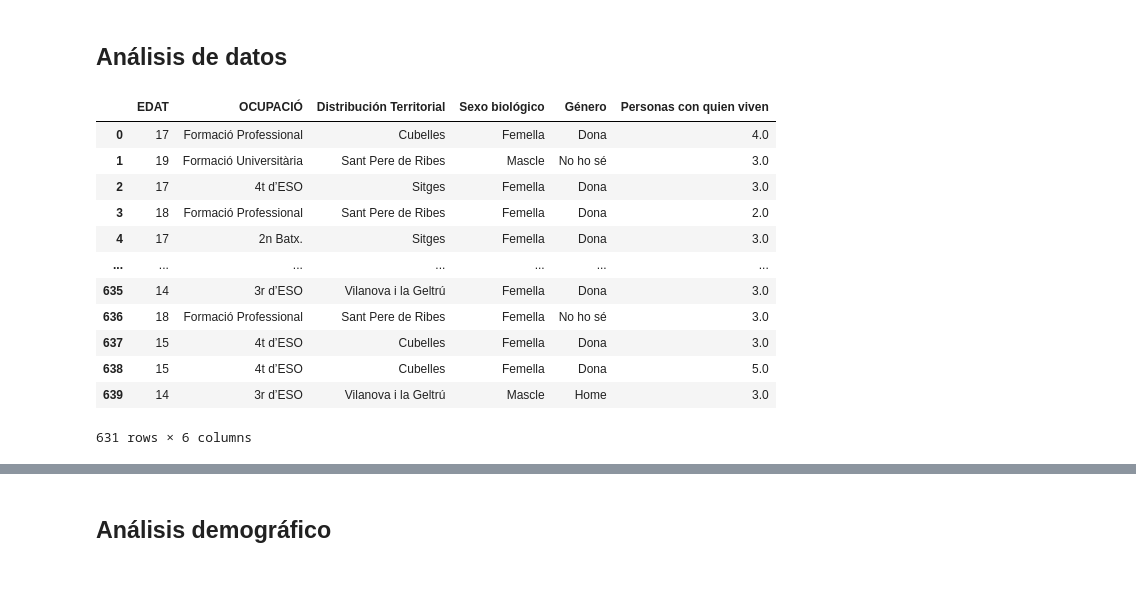
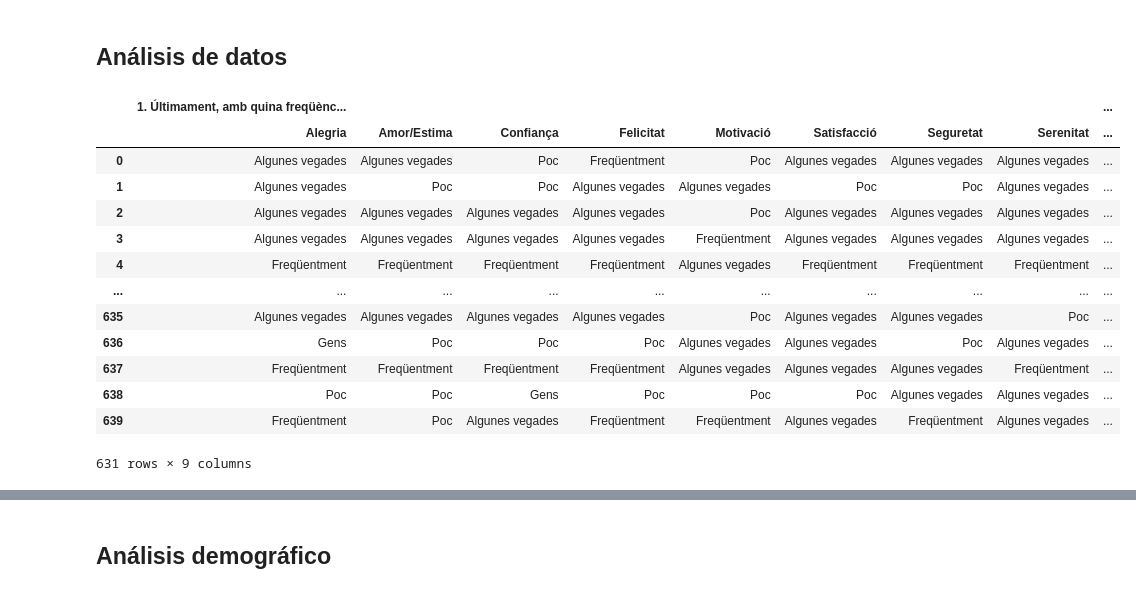
Before and after one commit to sebasto7/SEJ, a Jupyter notebook: SEJ-analisis.ipynb, the cells around one changed output, grey strips where cells are left out. Saved outputs shown, nothing was run; the diff lists cells and outputs as text; code cells hidden in the pictures.

```diff
--- a/SEJ-analisis.ipynb
+++ b/SEJ-analisis.ipynb
@@ -76,16 +81,21 @@ identificación_sexo_genero = {'Femella':'Dona','Mascle':'Home', 'Intersexual':'
-# %%
-SEJ_demografics
-# %% [output]
-|  | EDAT | OCUPACIÓ | Distribución Territorial | Sexo biológico | Género | Personas con quien viven |
-| 0 | 17 | Formació Professional | Cubelles | Femella | Dona | 4.0 |
-| 1 | 19 | Formació Universitària | Sant Pere de Ribes | Mascle | No ho sé | 3.0 |
-| 2 | 17 | 4t d’ESO | Sitges | Femella | Dona | 3.0 |
-| 3 | 18 | Formació Professional | Sant Pere de Ribes | Femella | Dona | 2.0 |
-| 4 | 17 | 2n Batx. | Sitges | Femella | Dona | 3.0 |
-| ... | ... | ... | ... | ... | ... | ... |
-| 635 | 14 | 3r d’ESO | Vilanova i la Geltrú | Femella | Dona | 3.0 |
-| 636 | 18 | Formació Professional | Sant Pere de Ribes | Femella | No ho sé | 3.0 |
-| 637 | 15 | 4t d’ESO | Cubelles | Femella | Dona | 3.0 |
-| 638 | 15 | 4t d’ESO | Cubelles | Femella | Dona | 5.0 |
-| 639 | 14 | 3r d’ESO | Vilanova i la Geltrú | Mascle | Home | 3.0 |
-631 rows × 6 columns
+# %%
+# Filtrar las columnas que corresponden a emociones positivas y negativas
+columnas_positivas = [col for col in columnas_flat if col[1] in emociones_positivas]
+columnas_negativas = [col for col in columnas_flat if col[1] in emociones_negativas]
+# %%
+SEJ_conciencia_sentir[columnas_positivas]
+# %% [output]
+|  | 1. Últimament, amb quina freqüènc... |  |  |  |  |  |  |  | ... |
+|  | Alegria | Amor/Estima | Confiança | Felicitat | Motivació | Satisfacció | Seguretat | Serenitat | ... |
+| 0 | Algunes vegades | Algunes vegades | Poc | Freqüentment | Poc | Algunes vegades | Algunes vegades | Algunes vegades | ... |
+| 1 | Algunes vegades | Poc | Poc | Algunes vegades | Algunes vegades | Poc | Poc | Algunes vegades | ... |
+| 2 | Algunes vegades | Algunes vegades | Algunes vegades | Algunes vegades | Poc | Algunes vegades | Algunes vegades | Algunes vegades | ... |
+| 3 | Algunes vegades | Algunes vegades | Algunes vegades | Algunes vegades | Freqüentment | Algunes vegades | Algunes vegades | Algunes vegades | ... |
+| 4 | Freqüentment | Freqüentment | Freqüentment | Freqüentment | Algunes vegades | Freqüentment | Freqüentment | Freqüentment | ... |
+| ... | ... | ... | ... | ... | ... | ... | ... | ... | ... |
+| 635 | Algunes vegades | Algunes vegades | Algunes vegades | Algunes vegades | Poc | Algunes vegades | Algunes vegades | Poc | ... |
+| 636 | Gens | Poc | Poc | Poc | Algunes vegades | Algunes vegades | Poc | Algunes vegades | ... |
+| 637 | Freqüentment | Freqüentment | Freqüentment | Freqüentment | Algunes vegades | Algunes vegades | Algunes vegades | Freqüentment | ... |
+| 638 | Poc | Poc | Gens | Poc | Poc | Poc | Algunes vegades | Algunes vegades | ... |
+| 639 | Freqüentment | Poc | Algunes vegades | Freqüentment | Freqüentment | Algunes vegades | Freqüentment | Algunes vegades | ... |
+631 rows × 9 columns
```
Also changed, not shown: parts of 7 cells of this notebook.
